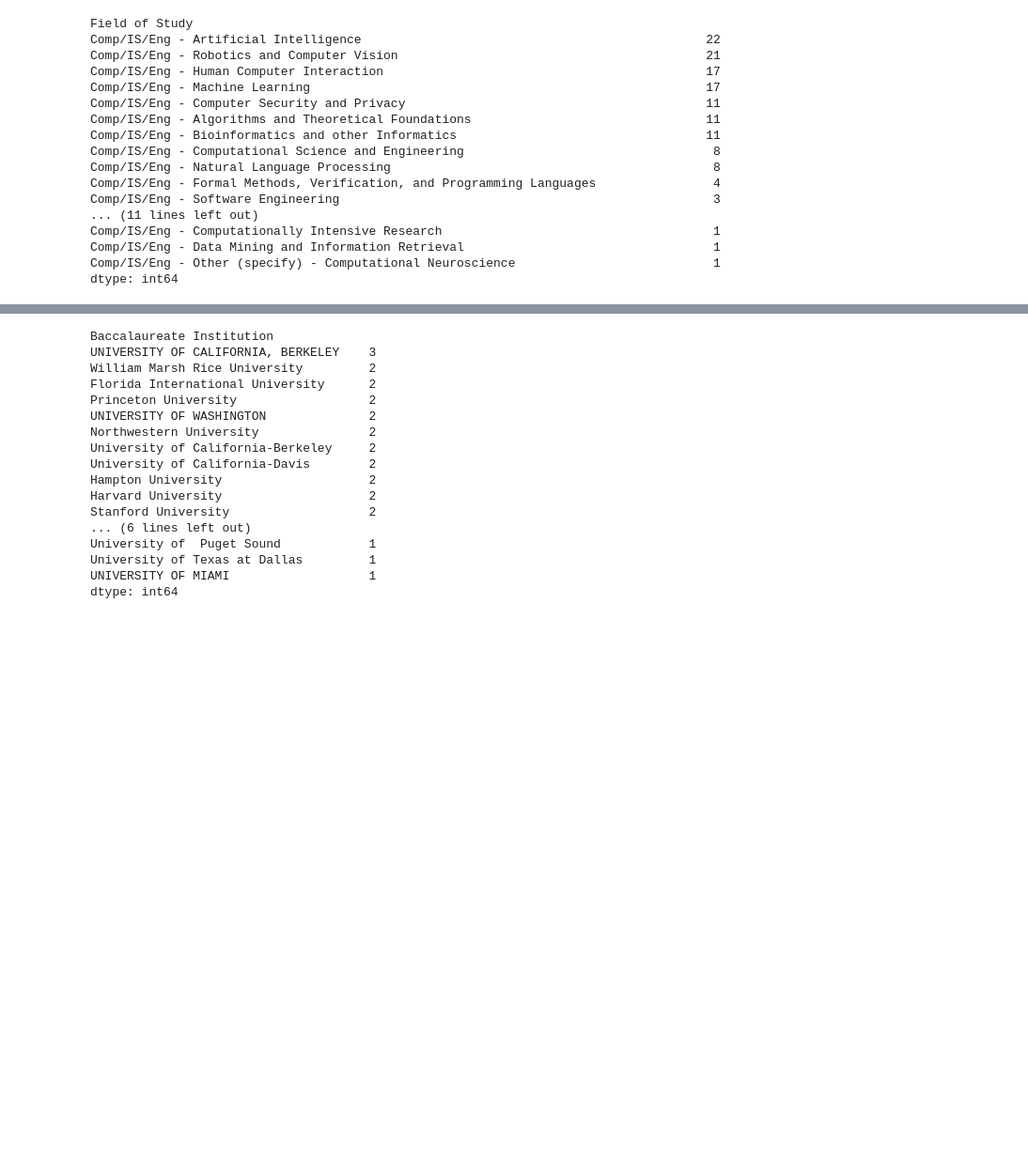
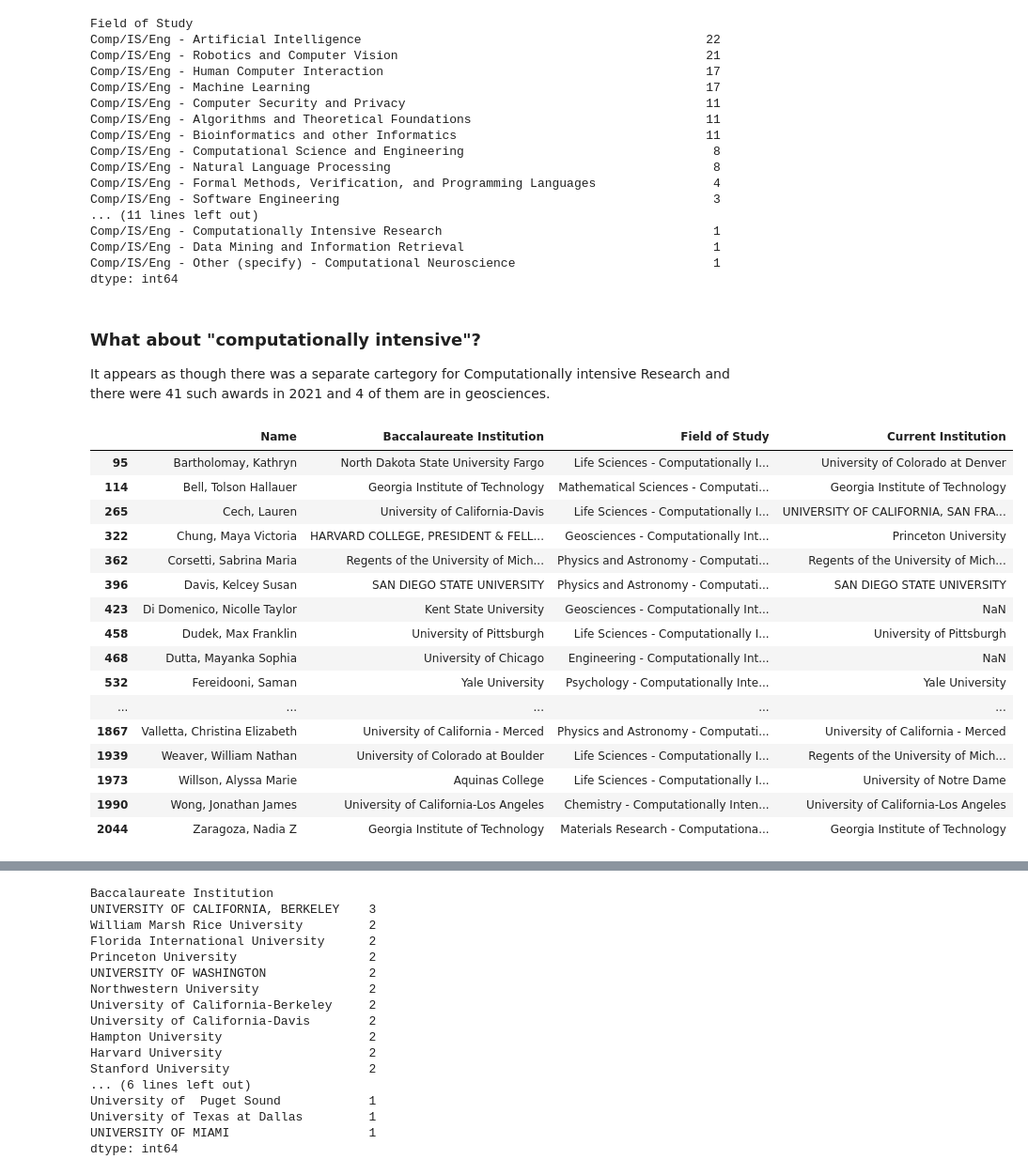
Before and after one commit to ognancy4life/GRFP, a Jupyter notebook: 2021GRFP.ipynb, the cells around one changed output, grey strips where cells are left out. Shown: that part at 94% size. Cells and saved outputs as stored; diff of their text form; code cells hidden in the pictures; blank space fills up the shorter version.

Commit message:
adding analysis for new fields of study/focus areas

```diff
--- a/2021GRFP.ipynb
+++ b/2021GRFP.ipynb
@@ -206,3 +206,27 @@ Comp/IS/Eng - Computationally Intensive Research
 Comp/IS/Eng - Data Mining and Information Retrieval                                  1
 Comp/IS/Eng - Other (specify) - Computational Neuroscience                           1
 dtype: int64
+# %% [markdown]
+### What about "computationally intensive"?
+It appears as though there was a separate cartegory for Computationally intensive Research and there were 41 such awards in 2021 and 4 of them are in geosciences.
+# %%
+GRFP_CompIntensive = GRFP[GRFP['Field of Study'].str.contains("Computationally Intensive", case=False, na=False)]
+GRFP_CompIntensive
+# %% [output]
+|  | Name | Baccalaureate Institution | Field of Study | Current Institution |
+| 95 | Bartholomay, Kathryn | North Dakota State University Fargo | Life Sciences - Computationally I... | University of Colorado at Denver |
+| 114 | Bell, Tolson Hallauer | Georgia Institute of Technology | Mathematical Sciences - Computati... | Georgia Institute of Technology |
+| 265 | Cech, Lauren | University of California-Davis | Life Sciences - Computationally I... | UNIVERSITY OF CALIFORNIA, SAN FRA... |
+| 322 | Chung, Maya Victoria | HARVARD COLLEGE, PRESIDENT & FELL... | Geosciences - Computationally Int... | Princeton University |
+| 362 | Corsetti, Sabrina Maria | Regents of the University of Mich... | Physics and Astronomy - Computati... | Regents of the University of Mich... |
+| 396 | Davis, Kelcey Susan | SAN DIEGO STATE UNIVERSITY | Physics and Astronomy - Computati... | SAN DIEGO STATE UNIVERSITY |
+| 423 | Di Domenico, Nicolle Taylor | Kent State University | Geosciences - Computationally Int... | NaN |
+| 458 | Dudek, Max Franklin | University of Pittsburgh | Life Sciences - Computationally I... | University of Pittsburgh |
+| 468 | Dutta, Mayanka Sophia | University of Chicago | Engineering - Computationally Int... | NaN |
+| 532 | Fereidooni, Saman | Yale University | Psychology - Computationally Inte... | Yale University |
+| ... | ... | ... | ... | ... |
+| 1867 | Valletta, Christina Elizabeth | University of California - Merced | Physics and Astronomy - Computati... | University of California - Merced |
+| 1939 | Weaver, William Nathan | University of Colorado at Boulder | Life Sciences - Computationally I... | Regents of the University of Mich... |
+| 1973 | Willson, Alyssa Marie | Aquinas College | Life Sciences - Computationally I... | University of Notre Dame |
+| 1990 | Wong, Jonathan James | University of California-Los Angeles | Chemistry - Computationally Inten... | University of California-Los Angeles |
+| 2044 | Zaragoza, Nadia Z | Georgia Institute of Technology | Materials Research - Computationa... | Georgia Institute of Technology |
```
Also changed, not shown: parts of 13 cells of this notebook.
